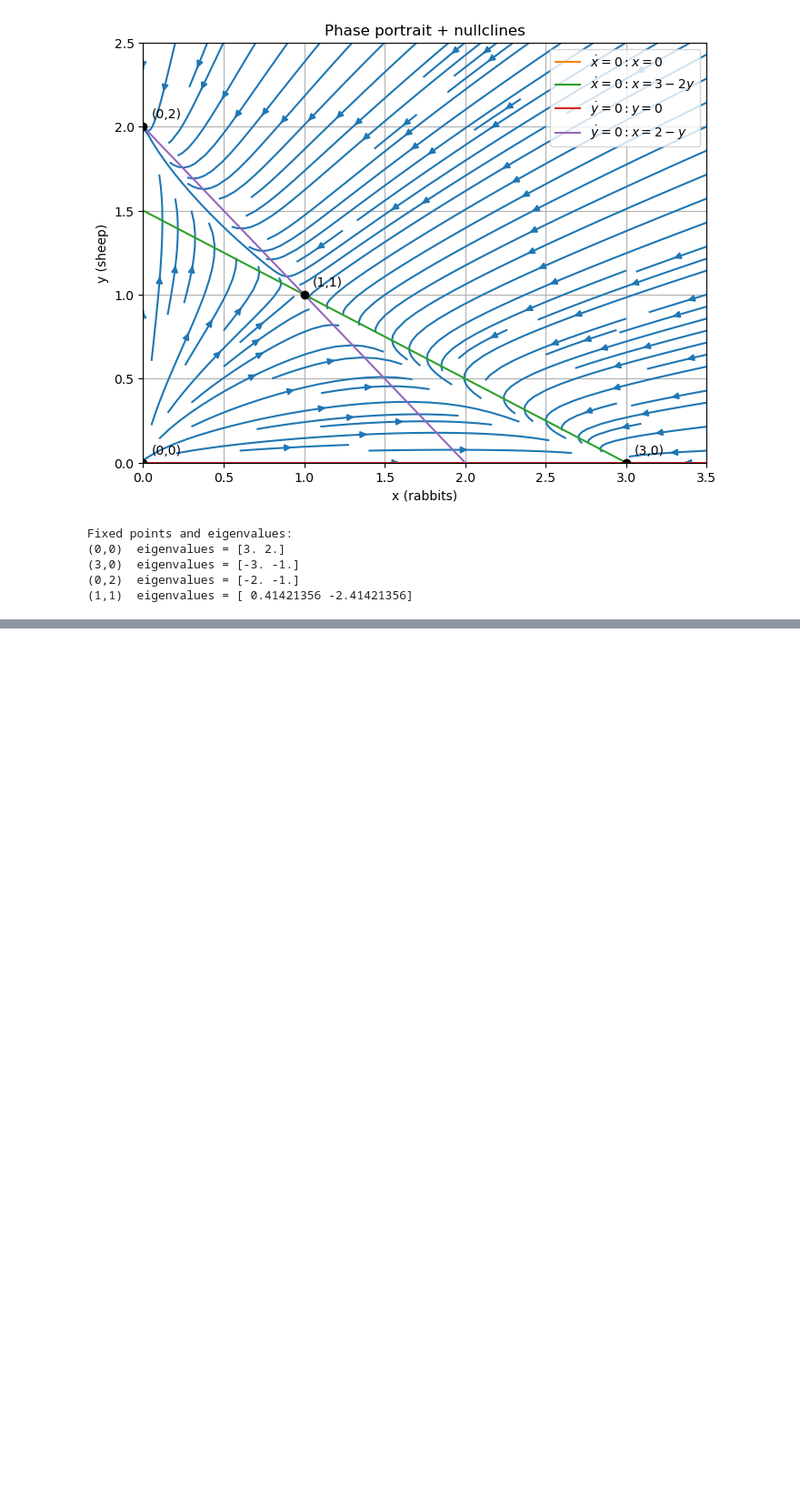
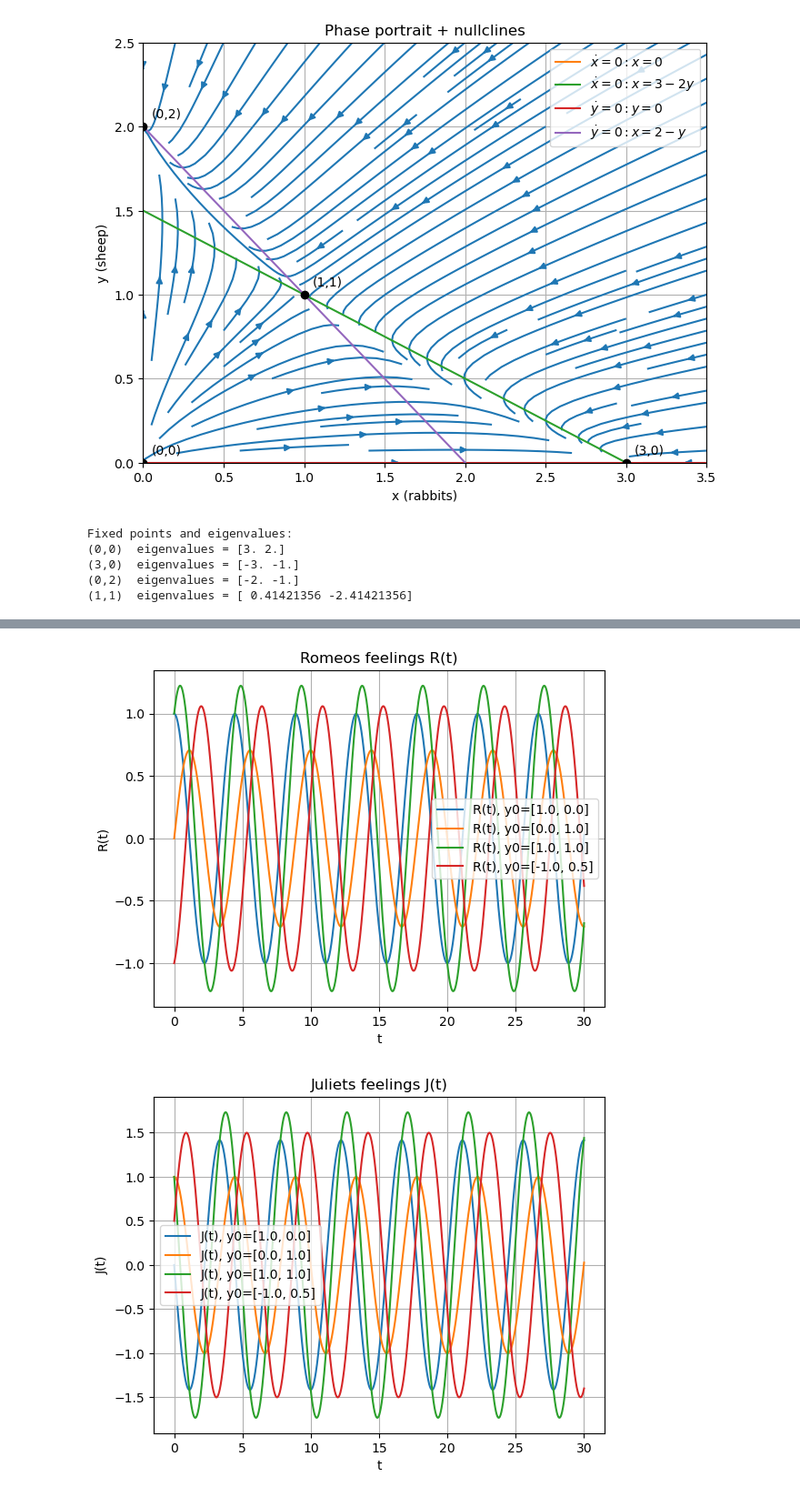
Before and after one commit to runewberg/Theoretical_Neuroscience, a Jupyter notebook: Workshop exercises/Eulers method.ipynb, the cells around one changed output, grey strips where cells are left out. Shown at 91% size. Saved outputs shown, nothing was run; the diff lists cells and outputs as text; code cells hidden in the pictures; blank space fills up the shorter version.

```diff
--- a/Workshop exercises/Eulers method.ipynb
+++ b/Workshop exercises/Eulers method.ipynb
@@ -360,0 +471,73 @@ Fixed points and eigenvalues:
+# %%
+import numpy as np
+import matplotlib.pyplot as plt
+from scipy.integrate import solve_ivp
+
+# ---- Parameters ----
+a = 1.0
+b = 2.0
+
+# ---- System ----
+def love_system(t, y):
+    R, J = y
+    dRdt = a * J
+    dJdt = -b * R
+    return [dRdt, dJdt]
+
+# ---- Timeinterval and initial conditions ----
+t_span = (0, 30)
+t_eval = np.linspace(t_span[0], t_span[1], 3000)
+
+# Try several initial conditions
+initial_conditions = [
+    [1.0, 0.0],
+    [0.0, 1.0],
+    [1.0, 1.0],
+    [-1.0, 0.5],
+]
+
+# ---- Plot 1: R(t) og J(t) ----
+plt.figure()
+for y0 in initial_conditions:
+    sol = solve_ivp(love_system, t_span, y0, t_eval=t_eval)
+    R = sol.y[0]
+    J = sol.y[1]
+    plt.plot(sol.t, R, label=f"R(t), y0={y0}")
+plt.xlabel("t")
+plt.ylabel("R(t)")
+plt.title("Romeos feelings R(t)")
+plt.legend()
+plt.grid(True)
+plt.show()
+
+plt.figure()
+for y0 in initial_conditions:
+    sol = solve_ivp(love_system, t_span, y0, t_eval=t_eval)
+    J = sol.y[1]
+    plt.plot(sol.t, J, label=f"J(t), y0={y0}")
+plt.xlabel("t")
+plt.ylabel("J(t)")
+plt.title("Juliets feelings J(t)")
+plt.legend()
+plt.grid(True)
+plt.show()
+
+# ---- Plot 2: Phase plot (R vs J) ----
+plt.figure()
+for y0 in initial_conditions:
+    sol = solve_ivp(love_system, t_span, y0, t_eval=t_eval)
+    R = sol.y[0]
+    J = sol.y[1]
+    plt.plot(R, J, label=f"y0={y0}")
+plt.axhline(0, linewidth=1)
+plt.axvline(0, linewidth=1)
+plt.xlabel("R")
+plt.ylabel("J")
+plt.title("Phase plot: J vs R")
+plt.gca().set_aspect("equal", adjustable="box")
+plt.legend()
+plt.grid(True)
+plt.show()
+# %% [output]
+[figure, added]
+[figure, added]
```
Also changed, not shown: parts of 3 cells of this notebook, 5 other files.
